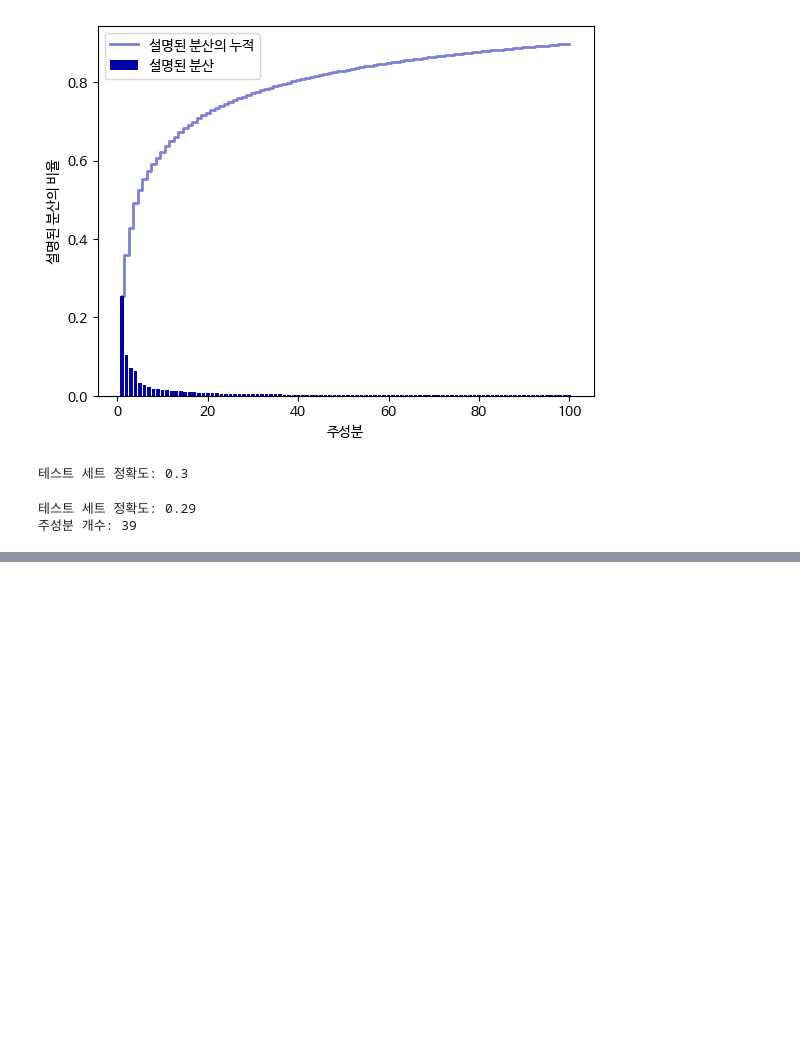
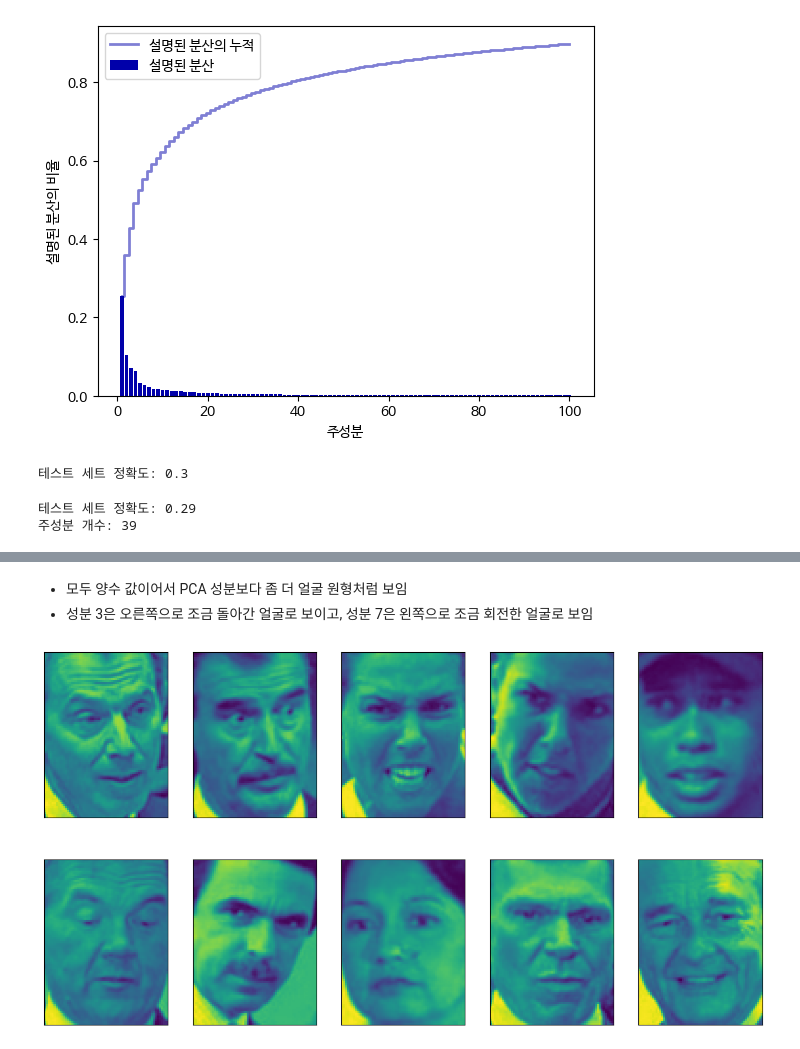
Before and after one commit to tjdux/Introduction-to-Machine-Learning-with-Python, a Jupyter notebook: 03_4_차원_축소,_특성_추출,_매니폴드_학습.ipynb, the cells around one changed output, grey strips where cells are left out. Saved outputs shown, nothing was run; the diff lists cells and outputs as text; code cells hidden in the pictures; blank space fills up the shorter version.

```diff
--- a/03_4_차원_축소,_특성_추출,_매니폴드_학습.ipynb
+++ b/03_4_차원_축소,_특성_추출,_매니폴드_학습.ipynb
@@ -394,0 +453,15 @@ print(f"주성분 개수: {pca.n_components_}")
+# %% [markdown]
+- 모두 양수 값이어서 PCA 성분보다 좀 더 얼굴 원형처럼 보임
+- 성분 3은 오른쪽으로 조금 돌아간 얼굴로 보이고, 성분 7은 왼쪽으로 조금 회전한 얼굴로 보임
+# %%
+# 성분 3의 계수가 큰 얼굴들 (오른쪽으로 돌아간 얼굴들)
+compn = 3
+
+inds = np.argsort(X_train_nmf[:, compn])[::-1]
+fig, axes = plt.subplots(2, 5, figsize=(15, 8),
+                         subplot_kw={"xticks": (), "yticks": ()})
+
+for i, (ind, ax) in enumerate(zip(inds, axes.ravel())):
+  ax.imshow(X_train[ind].reshape(image_shape))
+# %% [output]
+[figure, added]
```
Also changed, not shown: parts of 20 cells of this notebook.
